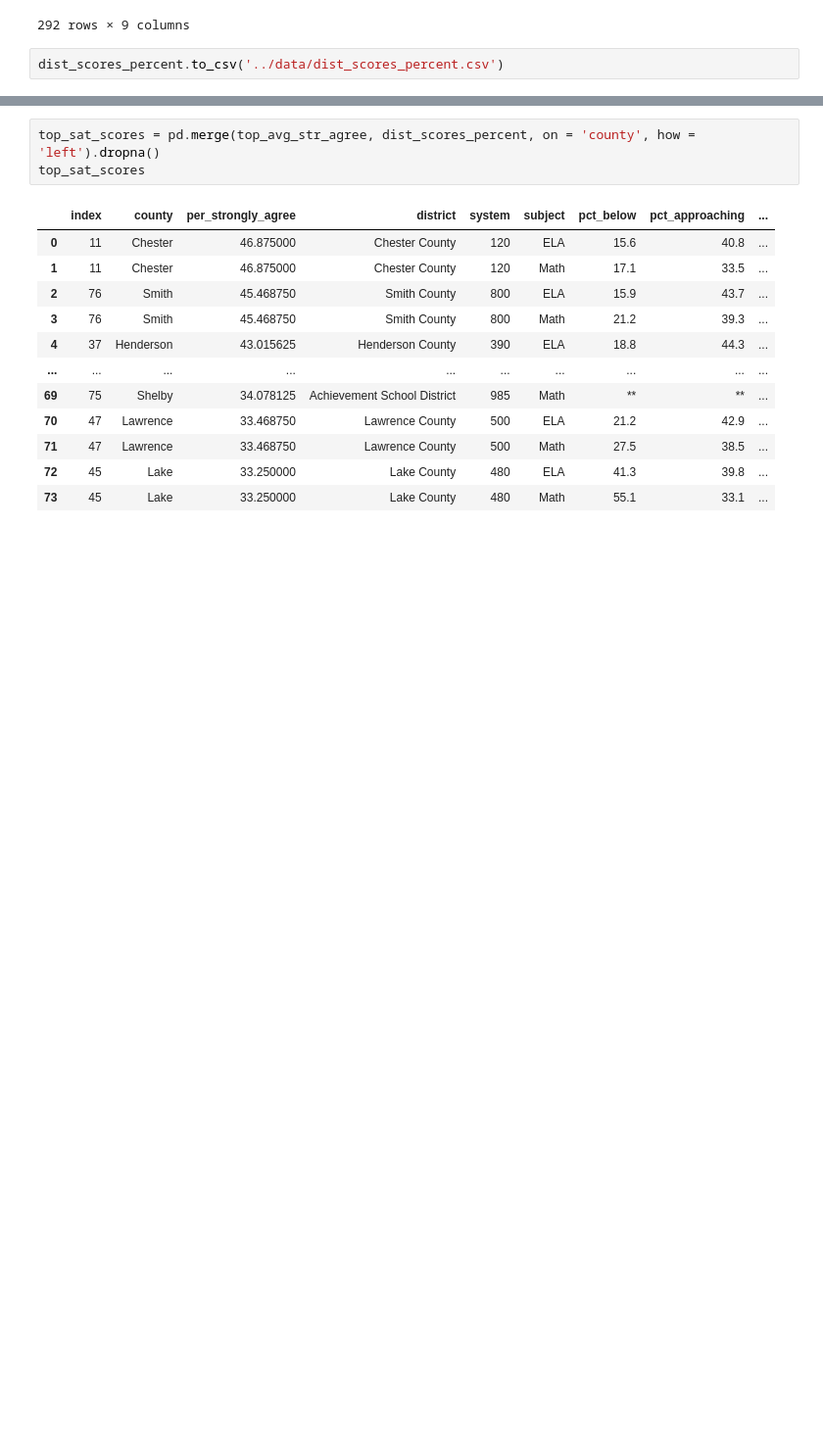
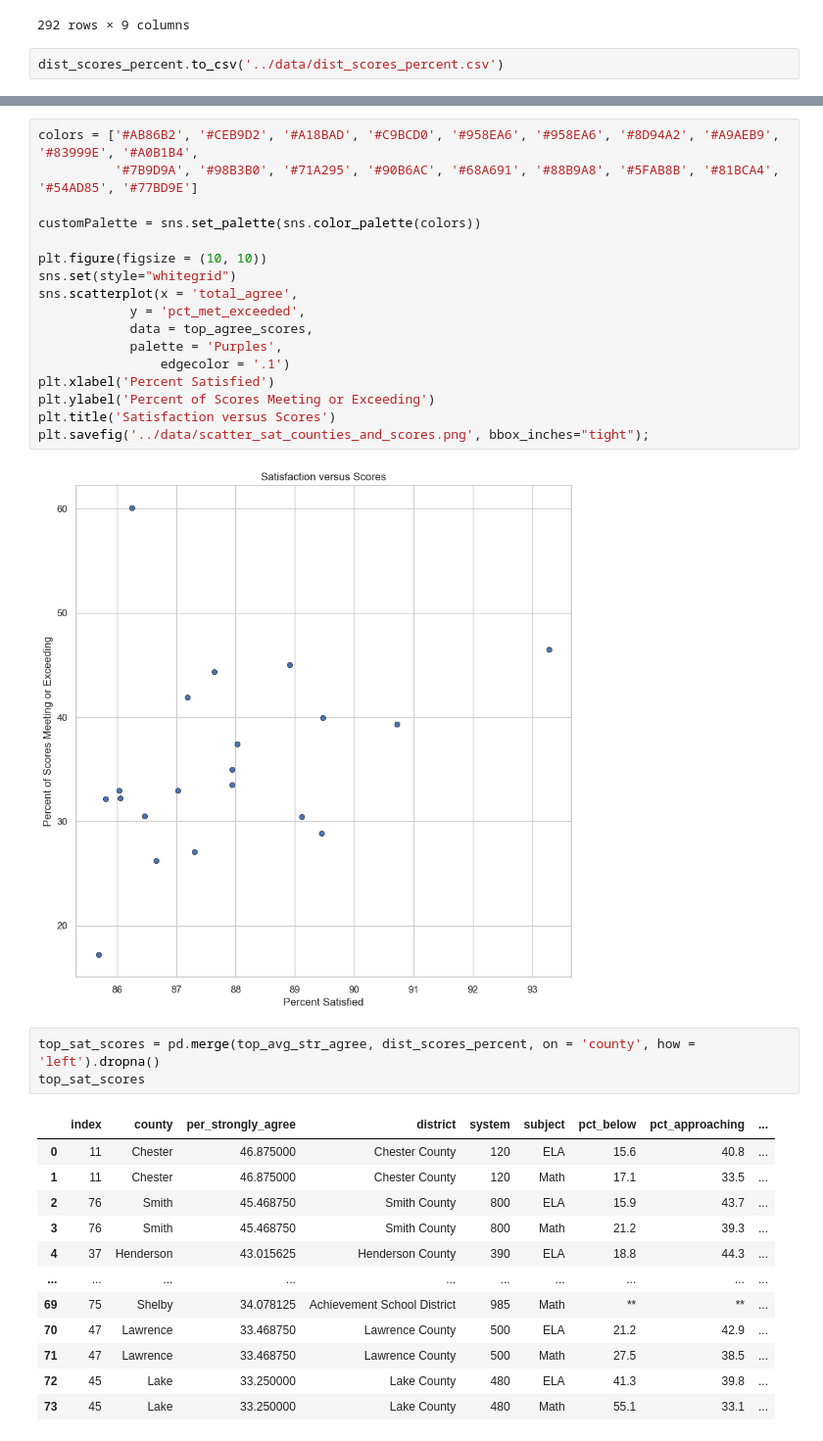
Before and after one commit to JenHall82/jen_capstone, a Jupyter notebook: notebooks/jen_capstone.ipynb, the cells around one changed output, grey strips where cells are left out. Shown at 98% size. Drawn from its saved outputs; the diff is of its cells as text; blank space fills up the shorter version.

```diff
--- a/notebooks/jen_capstone.ipynb
+++ b/notebooks/jen_capstone.ipynb
@@ -501,3 +617,22 @@ dist_scores_percent.to_csv('../data/dist_scores_percent.csv')
+# %%
+colors = ['#AB86B2', '#CEB9D2', '#A18BAD', '#C9BCD0', '#958EA6', '#958EA6', '#8D94A2', '#A9AEB9', '#83999E', '#A0B1B4',
+          '#7B9D9A', '#98B3B0', '#71A295', '#90B6AC', '#68A691', '#88B9A8', '#5FAB8B', '#81BCA4', '#54AD85', '#77BD9E']
+
+customPalette = sns.set_palette(sns.color_palette(colors))
+
+plt.figure(figsize = (10, 10))
+sns.set(style="whitegrid")
+sns.scatterplot(x = 'total_agree',
+            y = 'pct_met_exceeded',
+            data = top_agree_scores,
+            palette = 'Purples',
+                edgecolor = '.1')
+plt.xlabel('Percent Satisfied')
+plt.ylabel('Percent of Scores Meeting or Exceeding')
+plt.title('Satisfaction versus Scores')
+plt.savefig('../data/scatter_sat_counties_and_scores.png', bbox_inches="tight");
+# %% [output]
+[figure, added]
 # %%
 top_sat_scores = pd.merge(top_avg_str_agree, dist_scores_percent, on = 'county', how = 'left').dropna()
 top_sat_scores
```
Also changed, not shown: parts of 12 cells of this notebook.
